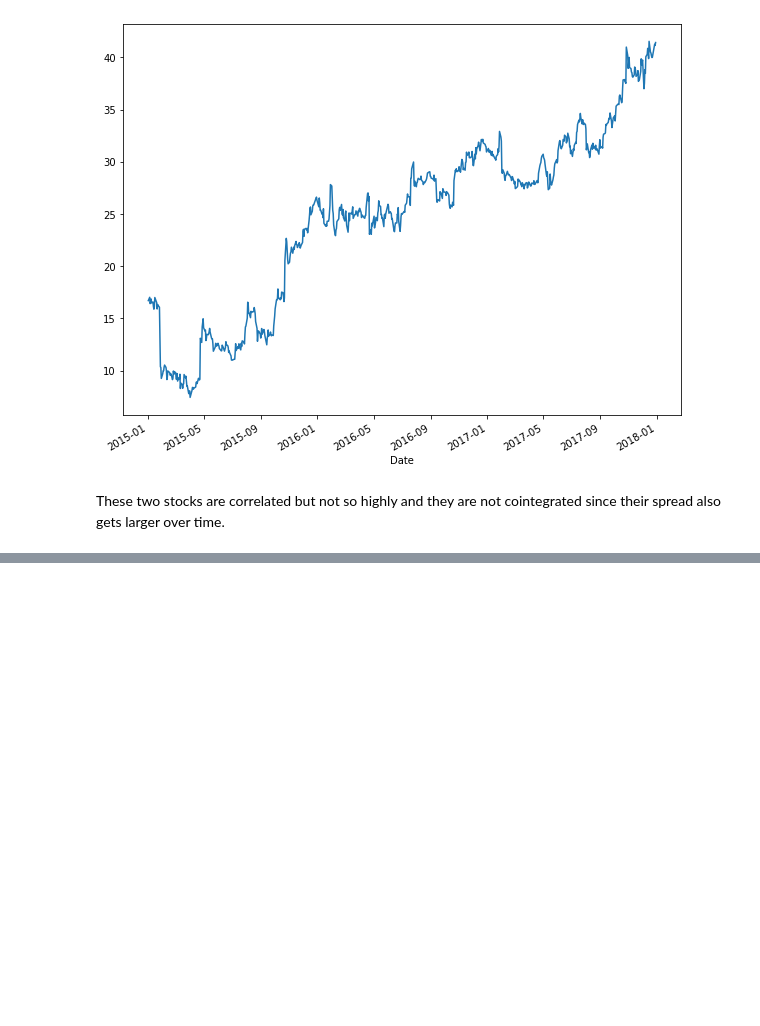
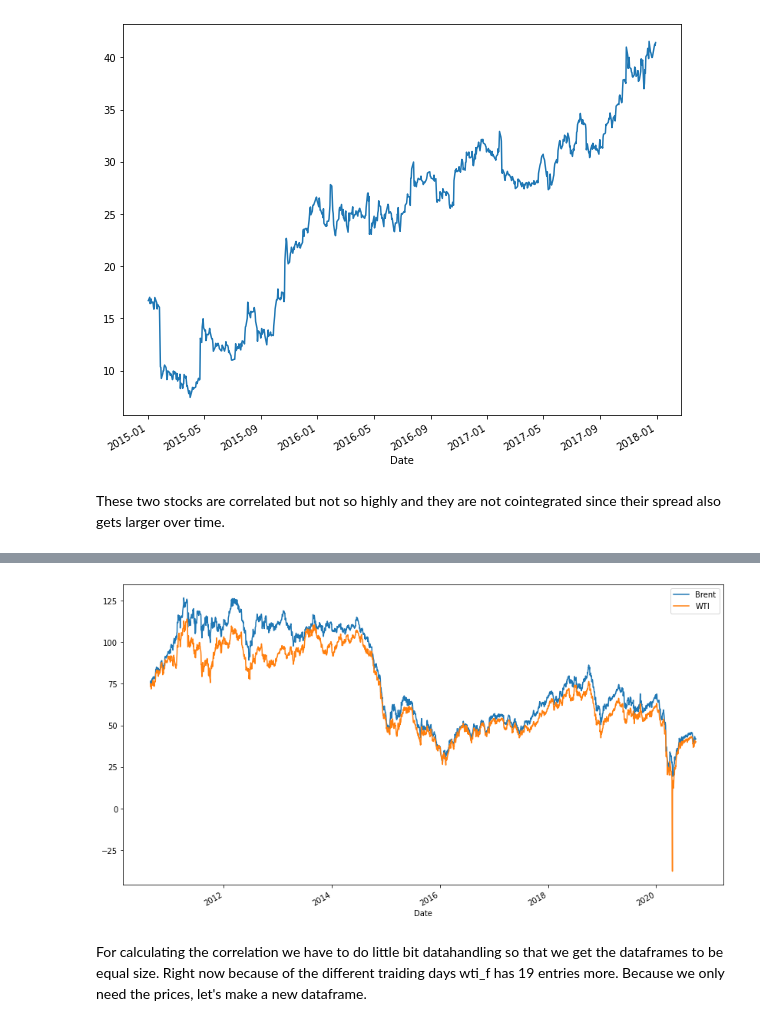
Before and after one commit to sarogov/basic-stock-analysis, a Jupyter notebook: Analysis for pair trading.ipynb, the cells around one changed output, grey strips where cells are left out. Saved outputs shown, nothing was run; the diff lists cells and outputs as text; code cells hidden in the pictures; blank space fills up the shorter version.

Commit message:
Continue analysis with WTI and Brent
Got the data for WTI and Brent futures contracts. Cleaned it to calculate correlations and draw some plots.

```diff
--- a/Analysis for pair trading.ipynb
+++ b/Analysis for pair trading.ipynb
@@ -159,3 +154,6 @@ wti_f = web.DataReader('CL=F', data_source = 'yahoo')
+# %%
+brent_f = pd.read_csv('Brent Oil Futures Historical Data.csv', index_col='Date', parse_dates=True)
+wti_f = pd.read_csv('Crude Oil WTI Futures Historical Data.csv', index_col='Date', parse_dates=True)
 # %%
 brent_f.info()
 # %% [output]
@@ -192,0 +209,8 @@ This data is not so easy to get because the futures contracts keep changing. I h
+# %%
+brent_f['Price'].plot(figsize=(14,8), label = 'Brent')
+wti_f['Price'].plot(label = 'WTI')
+plt.legend();
+# %% [output]
+[figure, added]
+# %% [markdown]
+For calculating the correlation we have to do little bit datahandling so that we get the dataframes to be equal size. Right now because of the different traiding days wti_f has 19 entries more. Because we only need the prices, let's make a new dataframe.
```
Also changed, not shown: parts of 21 cells of this notebook, 2 other files.
